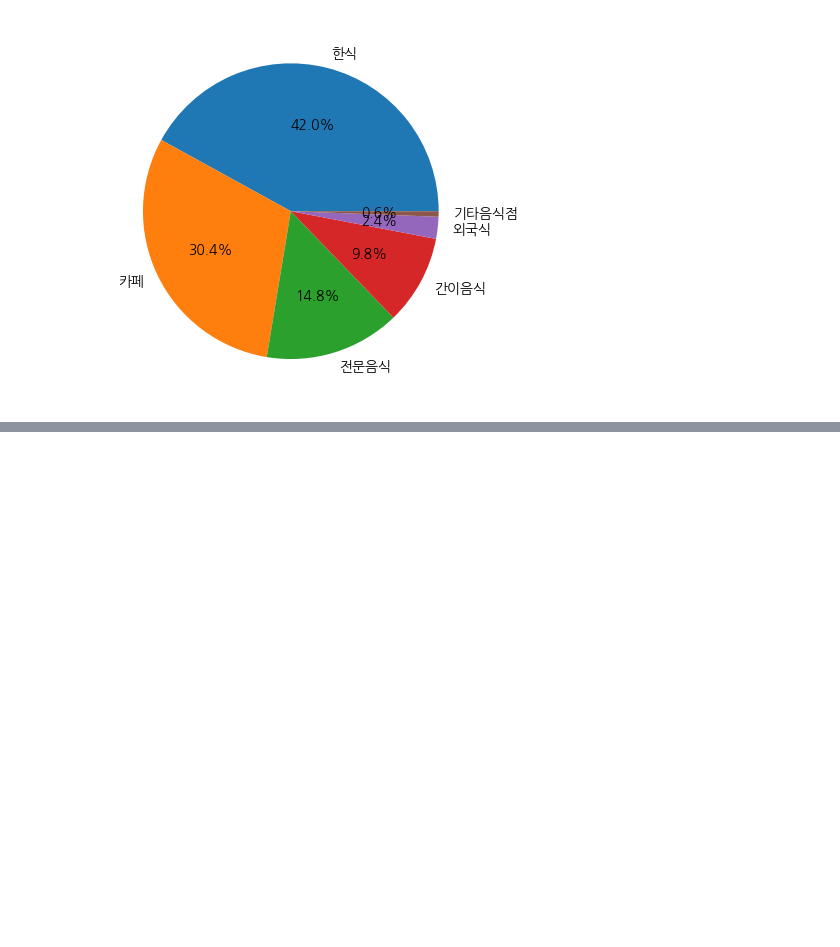
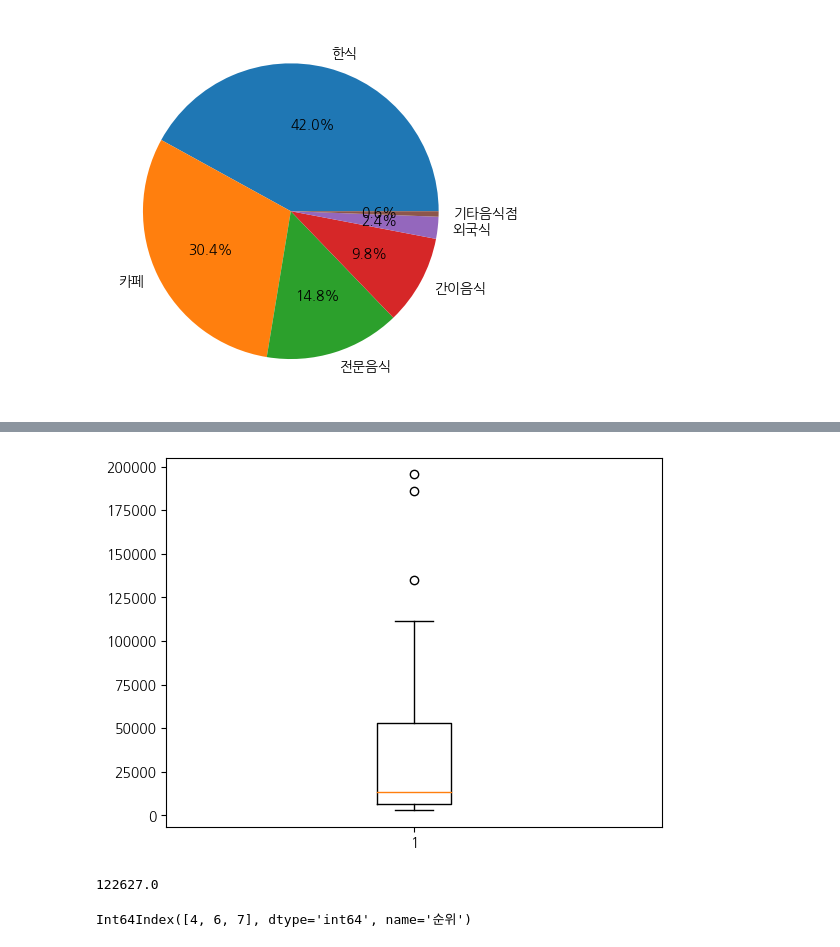
Before and after one commit to kyurie44/DA_school, a Jupyter notebook: EDA.ipynb, the cells around one changed output, grey strips where cells are left out. Saved outputs shown, nothing was run; the diff lists cells and outputs as text; code cells hidden in the pictures; blank space fills up the shorter version.

```diff
--- a/EDA.ipynb
+++ b/EDA.ipynb
@@ -1127,0 +1354,4 @@ plt.show()
+# %%
+# 자연경관
+nature = place[place['소분류 카테고리'] == '자연경관(하천/해양)']
+nature
@@ -1127,0 +1380,3 @@ plt.show()
+# %%
+#관광지 초점으로 > 항구, 포구, 염전, 부두, 저수지 .. 제외 > 해수욕장만 한번 남겨보기
+nature = nature.drop(labels=nature[nature['관광지명'].str[-1] == '항'].index, axis=0)
@@ -1127,0 +1402,8 @@ plt.show()
+# %%
+nature = nature.drop(labels=nature[nature['관광지명'].str[-2:] == '포구'].index, axis=0)  #뒤에서부터 두글자
+# %%
+#부두, 염전, 저수지, 방파제 삭제
+nature = nature.drop(labels=nature[nature['관광지명'].str[-2:] == '부두'].index, axis=0)
+nature = nature.drop(labels=nature[nature['관광지명'].str[-2:] == '염전'].index, axis=0)
+nature = nature.drop(labels=nature[nature['관광지명'].str[-3:] == '저수지'].index, axis=0)
+nature = nature.drop(labels=nature[nature['관광지명'].str[-3:] == '방파제'].index, axis=0)
@@ -1127,0 +1453,14 @@ plt.show()
+# %%
+#q1,q2,q3 * 1.5 초과하면 -> 이상치 :검색량이 너무 많다 -> 혼잡도 높을 것 예상
+#검색건수 boxplot
+plt.boxplot(nature['검색건수'])
+plt.show()
+# %% [output]
+[figure, added]
+# %%
+#상위경계값 먼저 찾
+#         = q3 + (q3-q1)*1.5
+upper_iqr = 53093+ (53093-6737)*1.5
+upper_iqr
+# %% [output]
+122627.0
@@ -1127,0 +1477,4 @@ plt.show()
+# %%
+nature[nature['혼잡도'] == '혼잡'].index
+# %% [output]
+Int64Index([4, 6, 7], dtype='int64', name='순위')
```
Also changed, not shown: parts of 150 cells of this notebook, 2 other files.
